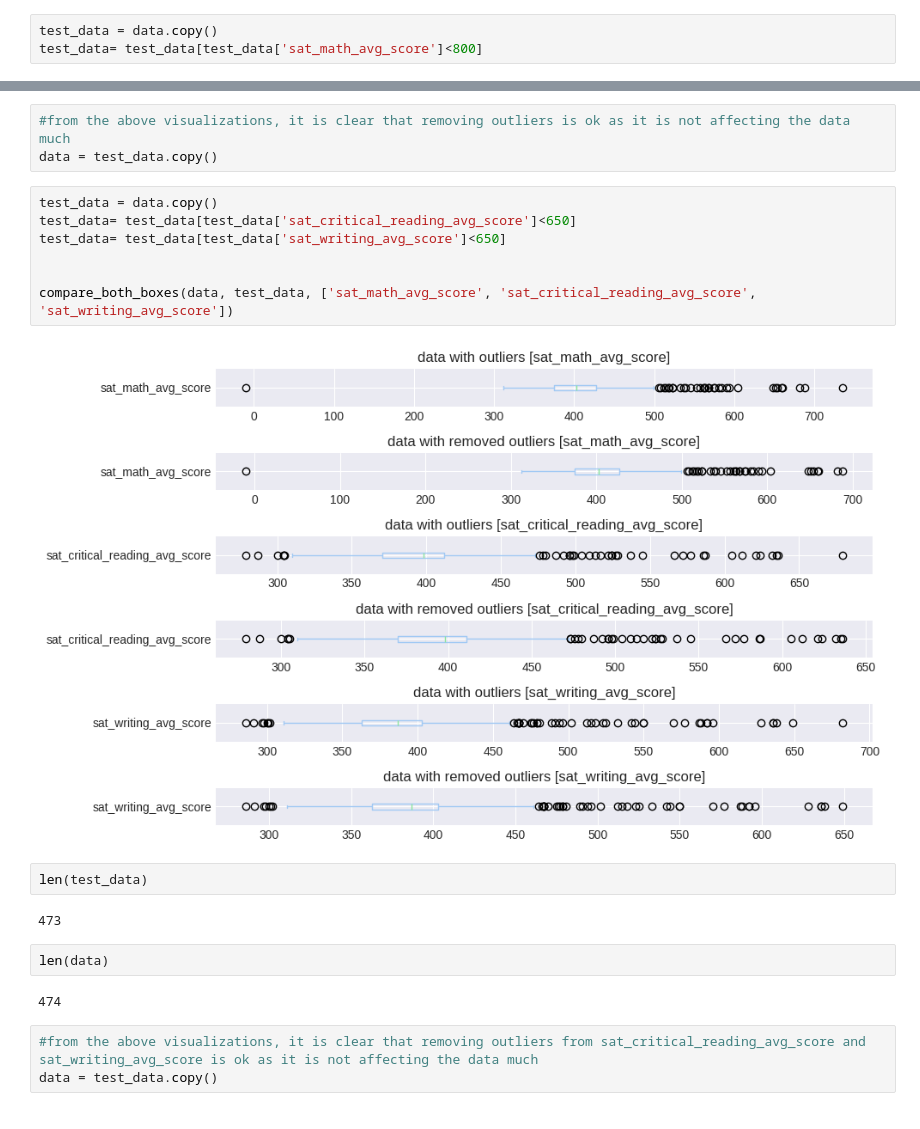
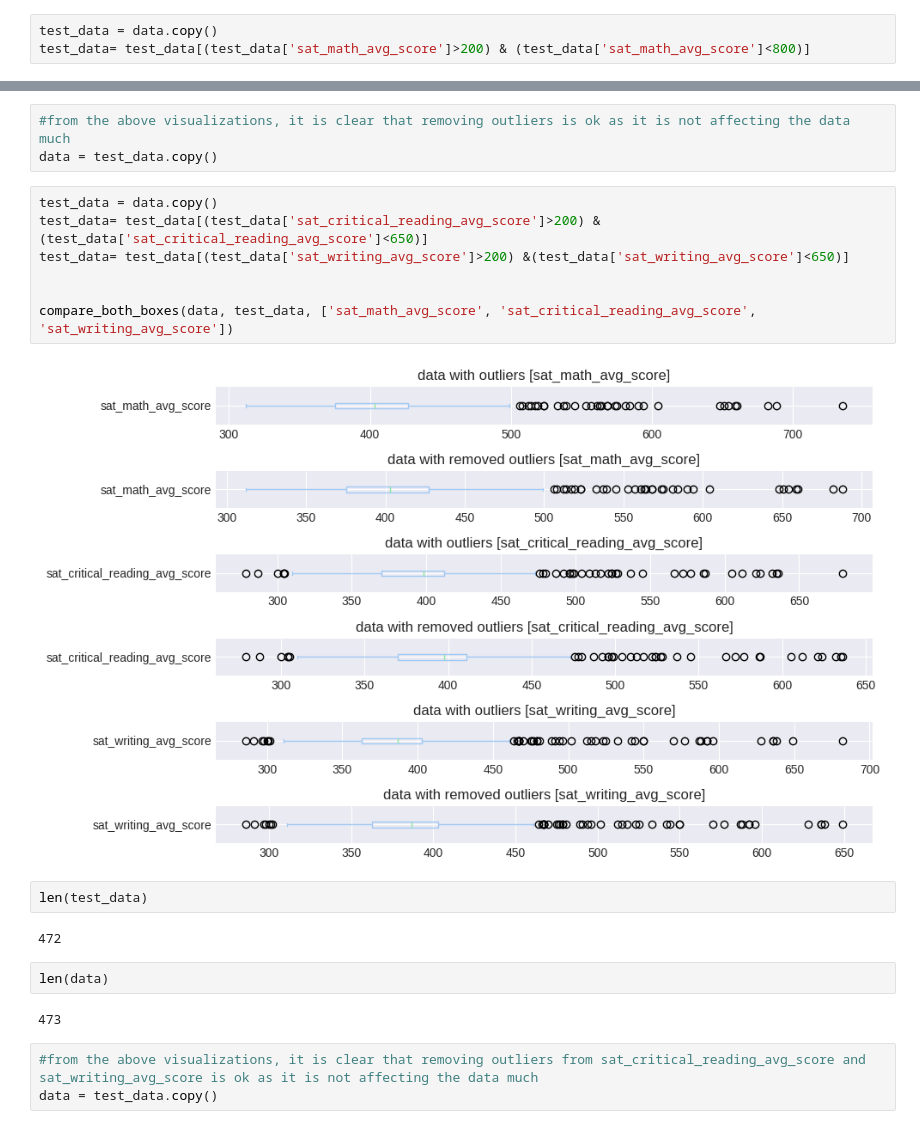
Before and after one commit to webeet-io/_onboarding_data, a Jupyter notebook: daily_tasks/day_4/day_4_task/sat_modeling.ipynb, the cells around one changed output, grey strips where cells are left out. Cells and saved outputs as stored; diff of their text form.

```diff
--- a/daily_tasks/day_4/day_4_task/sat_modeling.ipynb
+++ b/daily_tasks/day_4/day_4_task/sat_modeling.ipynb
@@ -435,7 +435,7 @@ data['sat_writing_avg_score'].plot(kind='box', vert=False)
 ## Outliers Removal in Scores
 # %%
 test_data = data.copy()
-test_data= test_data[test_data['sat_math_avg_score']<800]
+test_data= test_data[(test_data['sat_math_avg_score']>200) & (test_data['sat_math_avg_score']<800)]
 # %%
 len(test_data)
 # %% [output]
@@ -464,21 +464,21 @@ compare_both_boxes(data, test_data, ['sat_math_avg_score', 'sat_critical_reading
 data = test_data.copy()
 # %%
 test_data = data.copy()
-test_data= test_data[test_data['sat_critical_reading_avg_score']<650]
-test_data= test_data[test_data['sat_writing_avg_score']<650]
+test_data= test_data[(test_data['sat_critical_reading_avg_score']>200) & (test_data['sat_critical_reading_avg_score']<650)]
+test_data= test_data[(test_data['sat_writing_avg_score']>200) &(test_data['sat_writing_avg_score']<650)]
 
 
 compare_both_boxes(data, test_data, ['sat_math_avg_score', 'sat_critical_reading_avg_score', 'sat_writing_avg_score'])
 # %% [output]
-[figure, old version]
+[figure, new version]
 # %%
 len(test_data)
 # %% [output]
-473
+472
 # %%
 len(data)
 # %% [output]
-474
+473
 # %%
 #from the above visualizations, it is clear that removing outliers from sat_critical_reading_avg_score and sat_writing_avg_score is ok as it is not affecting the data much
 data = test_data.copy()
```
Also changed, not shown: parts of 5 cells of this notebook, 1 other file.
